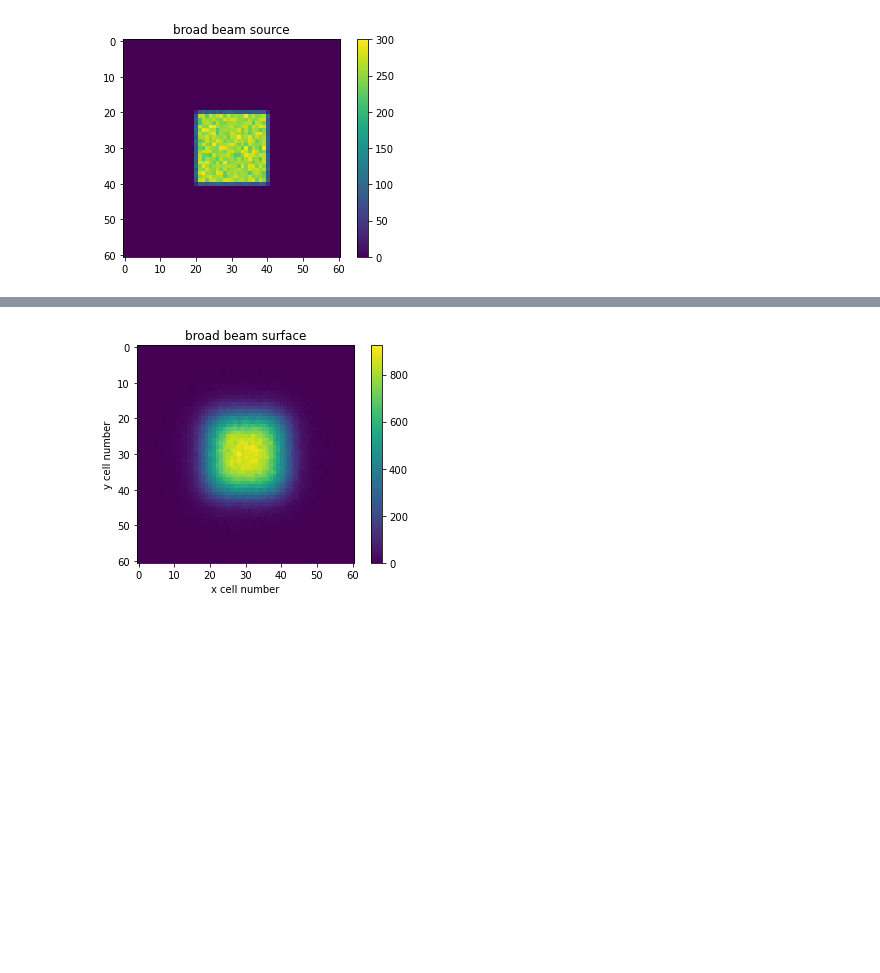
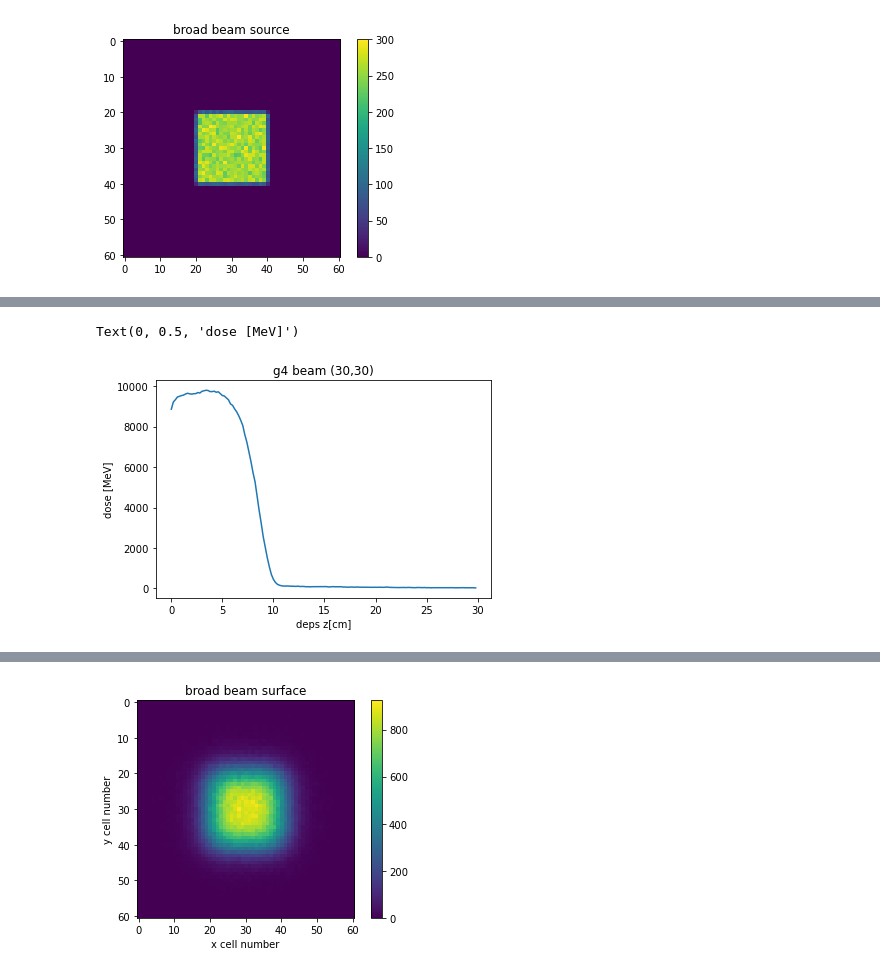
Before and after one commit to yoshi-jun/g4tutorial, a Jupyter notebook: Untitled2.ipynb, the cells around one changed output, grey strips where cells are left out. Saved outputs shown, nothing was run; the diff lists cells and outputs as text; code cells hidden in the pictures; blank space fills up the shorter version.

```diff
--- a/Untitled2.ipynb
+++ b/Untitled2.ipynb
@@ -124,3 +124,5 @@ plt.savefig("desp-dos.png")
 list3,list4 = MakeDoseList_scorp('broadbeam.csv',150,30,30)
 # %%
 list5,list6 = MakeDoseList_scorp('pencilbeam.csv',150,30,30)
+# %%
+list7,list8 = MakeDoseList_scorp("/home/yoshijun/Work/g4bench/build/vgeo/g4bench_beam.csv",150,30,30)
@@ -143,0 +150,9 @@ plt.savefig("pencil-desp-dose(30,30).png")
+# %%
+plt.plot(list7,list8)
+plt.title('g4 beam (30,30)')
+plt.xlabel("deps z[cm]")
+plt.ylabel("dose [MeV]")
+#plt.savefig("broad-desp-dose(30,30).png")
+# %% [output]
+Text(0, 0.5, 'dose [MeV]')
+[figure, added]
```
Also changed, not shown: parts of 8 cells of this notebook.
